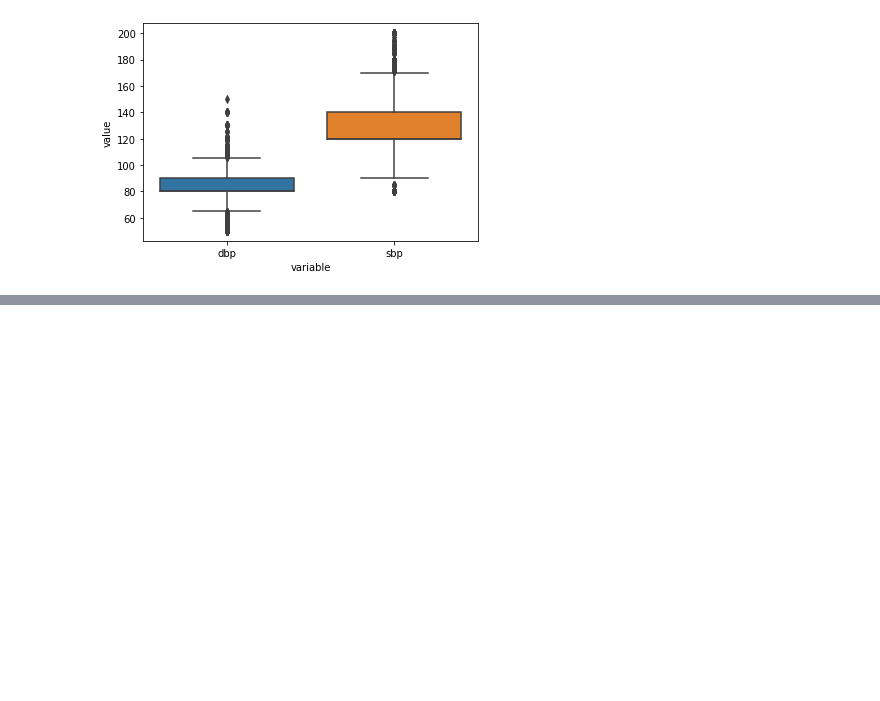
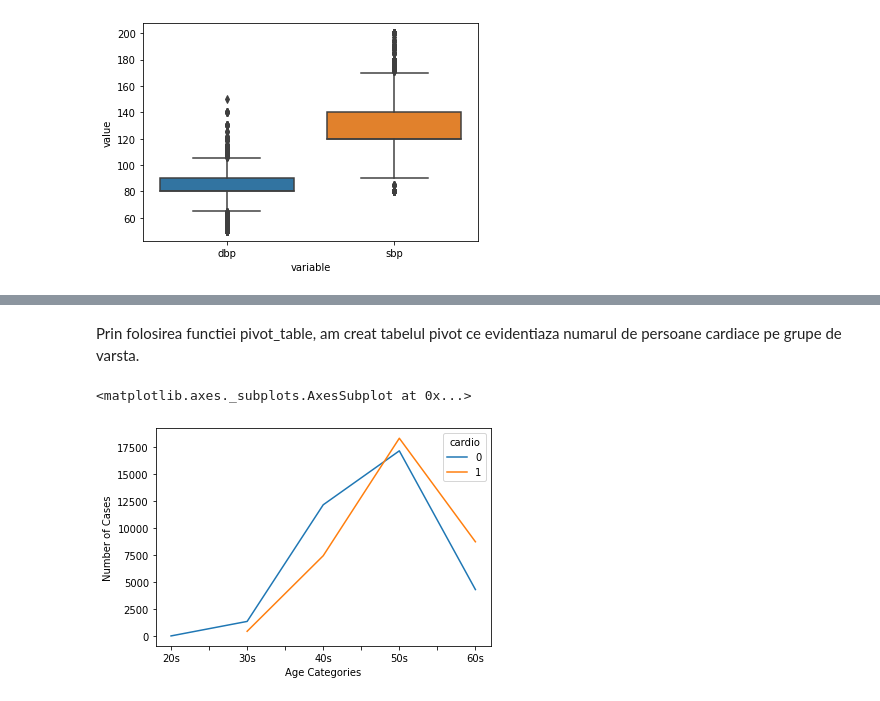
Before and after one commit to bojiix/RAM-OSI-BAN-AI, a Jupyter notebook: SDP_team_project_Group9.ipynb, the cells around one changed output, grey strips where cells are left out. Drawn from its saved outputs; the diff is of its cells as text; code cells hidden in the pictures; blank space fills up the shorter version.

Commit message:
Creată în Colaboratory

```diff
--- a/SDP_team_project_Group9.ipynb
+++ b/SDP_team_project_Group9.ipynb
@@ -378,0 +464,12 @@ data.describe()
+# %%
+def age_func(x):
+  if (x < 30.0) & (x >= 20.0):
+    return '20s'
+  elif (x < 40.0) & (x >= 30.0):
+    return '30s'
+  elif (x < 50.0) & (x >= 40.0):
+    return '40s'
+  elif (x < 60.0) & (x >= 50.0):
+    return '50s'
+  elif (x < 70.0) & (x >= 60.0):
+    return '60s'
@@ -378,0 +483,7 @@ data.describe()
+# %%
+ages = []
+#print(len(ages))
+for i, j in df['age'].iteritems():
+    ages.append(age_func(df['age'][i]/365))
+#print(ages)
+df['age_cat']=ages
@@ -378,0 +492,3 @@ data.describe()
+# %%
+tb1 = df.pivot_table(values='id',index='age_cat',columns='cardio', aggfunc=len, fill_value=0)
+tb1
@@ -378,0 +503,7 @@ data.describe()
+# %% [markdown]
+Prin folosirea functiei pivot_table, am creat tabelul pivot ce evidentiaza numarul de persoane cardiace pe grupe de varsta.
+# %%
+tb1.plot(xlabel="Age Categories", ylabel="Number of Cases")
+# %% [output]
+<matplotlib.axes._subplots.AxesSubplot at 0x...>
+[figure, added]
```
Also changed, not shown: parts of 22 cells of this notebook.
